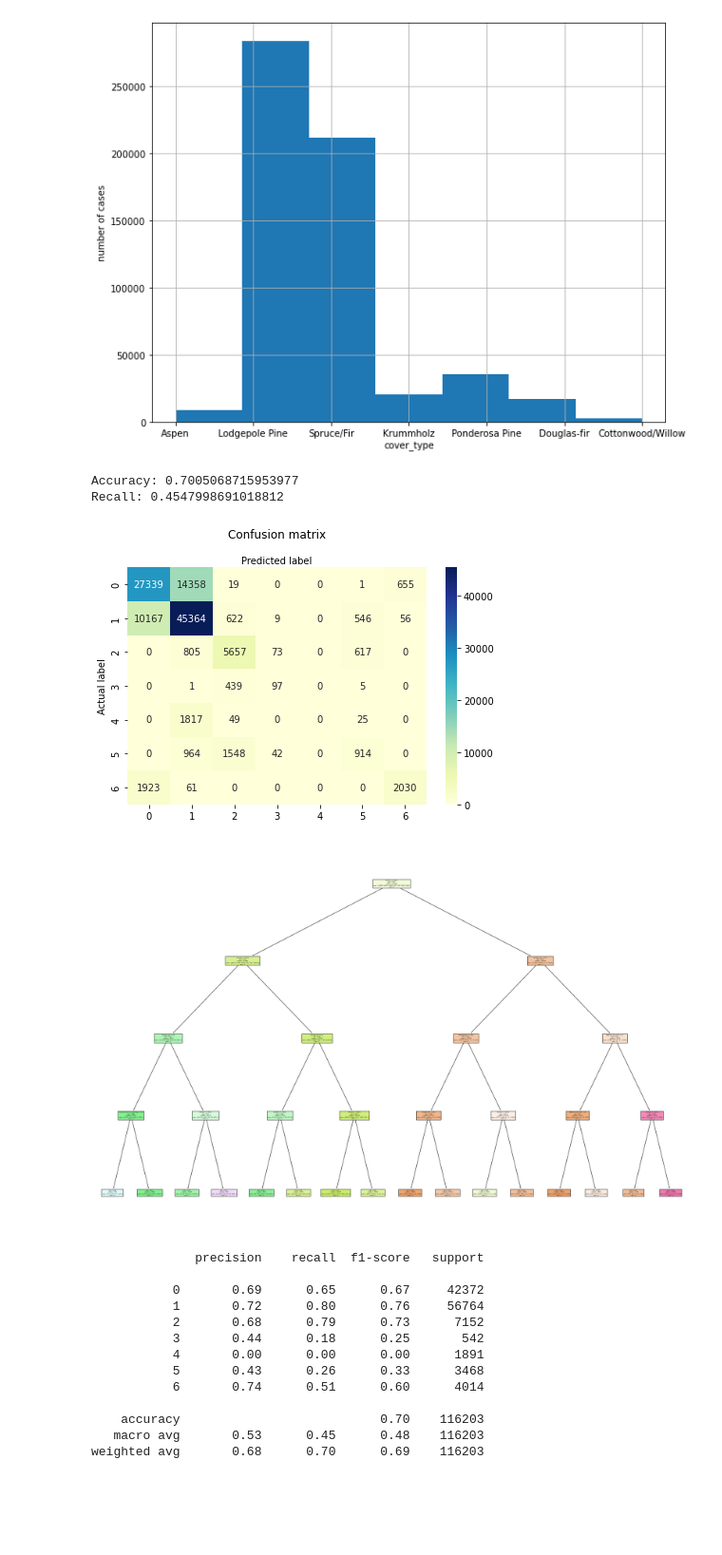
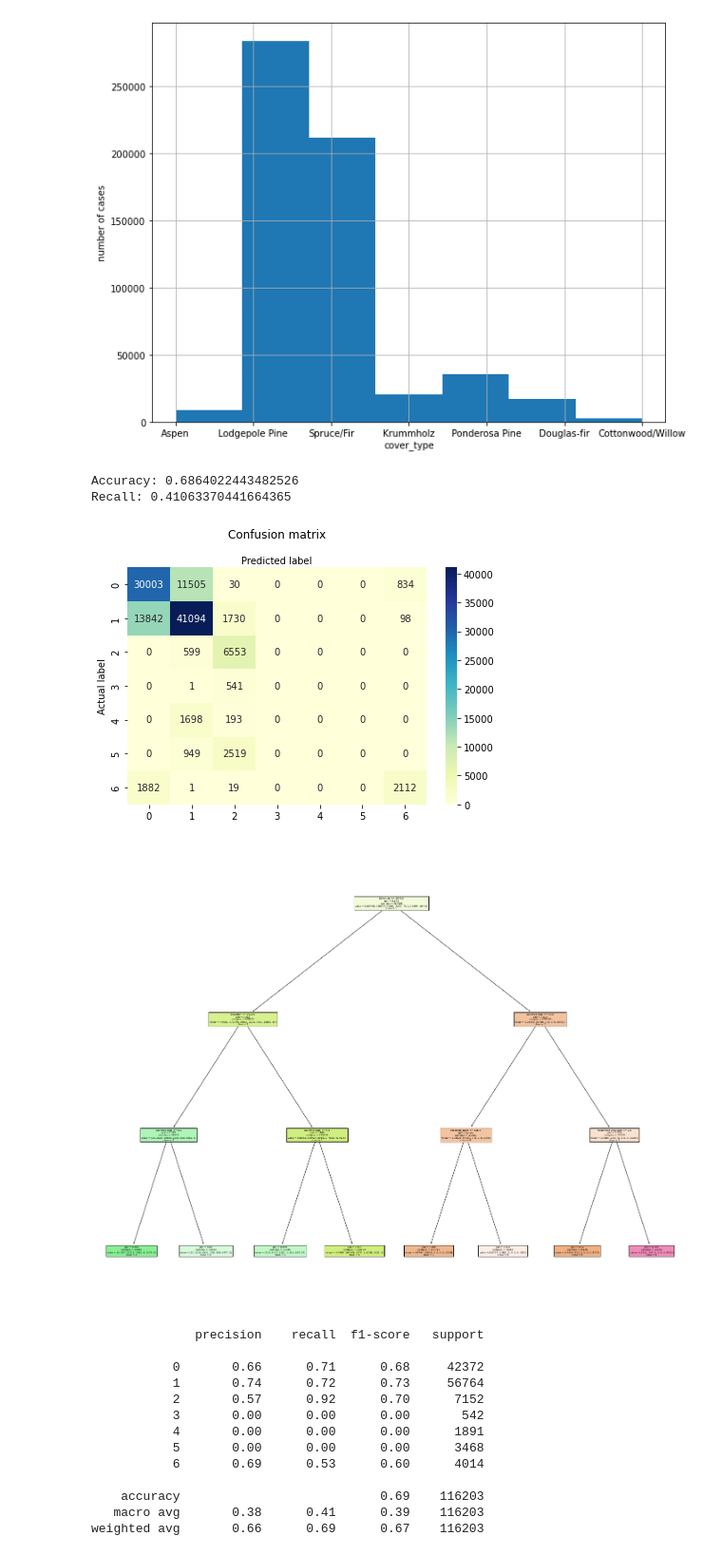
Before and after one commit to monica-navas-m/Machine-Learning, a Jupyter notebook: Notebook Python.ipynb, the cells around one changed output. Shown at 95% size. Drawn from its saved outputs; the diff is of its cells as text; code cells hidden in the pictures; blank space fills up the shorter version.

```diff
--- a/Notebook Python.ipynb
+++ b/Notebook Python.ipynb
@@ -211,7 +211,7 @@ features = list(X.columns)
 X_train, X_test, y_train, y_test = train_test_split(X, y, test_size=0.2, random_state=42)
 
 # Train a decision tree classifier
-clf = DecisionTreeClassifier(max_depth=4, random_state = 42)
+clf = DecisionTreeClassifier(max_depth=3, random_state = 42)
 clf.fit(X_train, y_train)
 
 # Make predictions on the testing df
@@ -223,48 +223,48 @@ print("Accuracy:", accuracy)
 
 # Evaluate the recall of the model
 recall = recall_score(y_test, y_pred, average='macro')
 print("Recall:", recall)
 
 # Calculate the confusion matrix of the model
 cm = confusion_matrix(y_test, y_pred)
 
 class_names=[0,1,2,3,4,5,6] # name  of classes
 fig, ax = plt.subplots()
 tick_marks = np.arange(len(class_names))
 plt.xticks(tick_marks, class_names)
 plt.yticks(tick_marks, class_names)
 
 # create heatmap
 sns.heatmap(pd.DataFrame(cm), annot=True, cmap="YlGnBu" ,fmt='g')
 ax.xaxis.set_label_position("top")
 plt.tight_layout()
 plt.title('Confusion matrix', y=1.1)
 plt.ylabel('Actual label')
 plt.xlabel('Predicted label')
 
 # Visualize the decision tree
-plt.figure(figsize=(30, 20))
+fig=plt.figure(figsize=(25, 20))
 plot_tree(clf, feature_names= features, class_names=['0','1', '2','3','4','5','6'], filled=True)
 plt.show()
 
 # Print the evaluation matrix
 target_names = ['0','1', '2','3','4','5','6']
 print(classification_report(y_test, y_pred, target_names=target_names))
 # %% [output]
-Accuracy: 0.7005068715953977
-Recall: 0.4547998691018812
+Accuracy: 0.6864022443482526
+Recall: 0.41063370441664365
-[figure, old version]
+[figure, new version]
-[figure, old version]
+[figure, new version]
               precision    recall  f1-score   support
 
-           0       0.69      0.65      0.67     42372
-           1       0.72      0.80      0.76     56764
-           2       0.68      0.79      0.73      7152
-           3       0.44      0.18      0.25       542
+           0       0.66      0.71      0.68     42372
+           1       0.74      0.72      0.73     56764
+           2       0.57      0.92      0.70      7152
+           3       0.00      0.00      0.00       542
            4       0.00      0.00      0.00      1891
-           5       0.43      0.26      0.33      3468
-           6       0.74      0.51      0.60      4014
+           5       0.00      0.00      0.00      3468
+           6       0.69      0.53      0.60      4014
 
-    accuracy                           0.70    116203
-   macro avg       0.53      0.45      0.48    116203
-weighted avg       0.68      0.70      0.69    116203
+    accuracy                           0.69    116203
+   macro avg       0.38      0.41      0.39    116203
+weighted avg       0.66      0.69      0.67    116203
```
